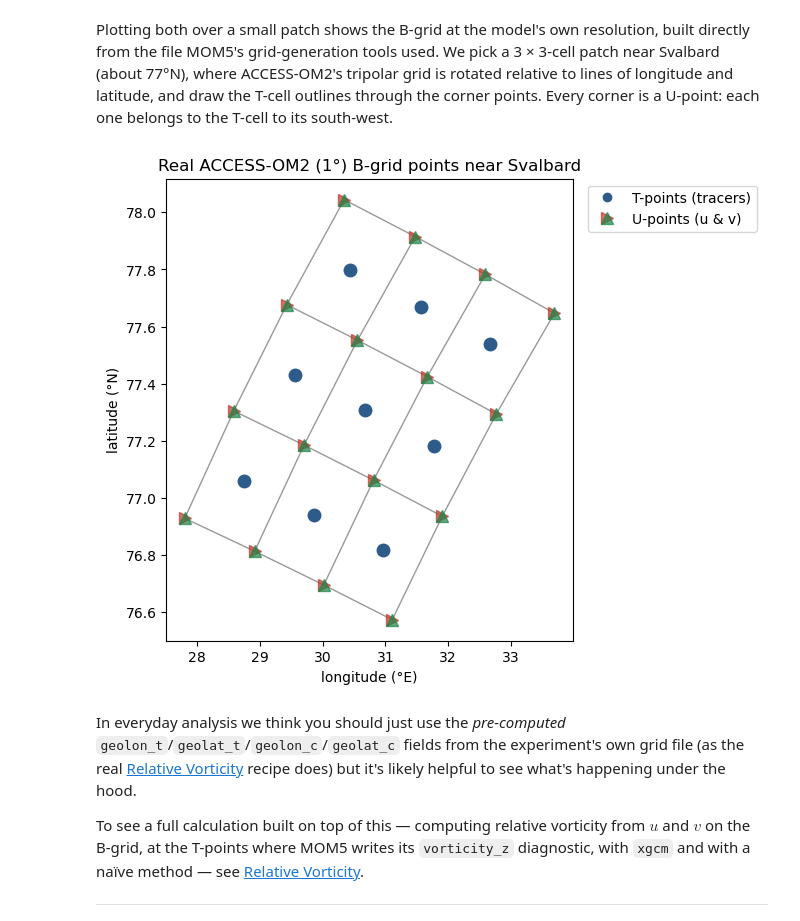
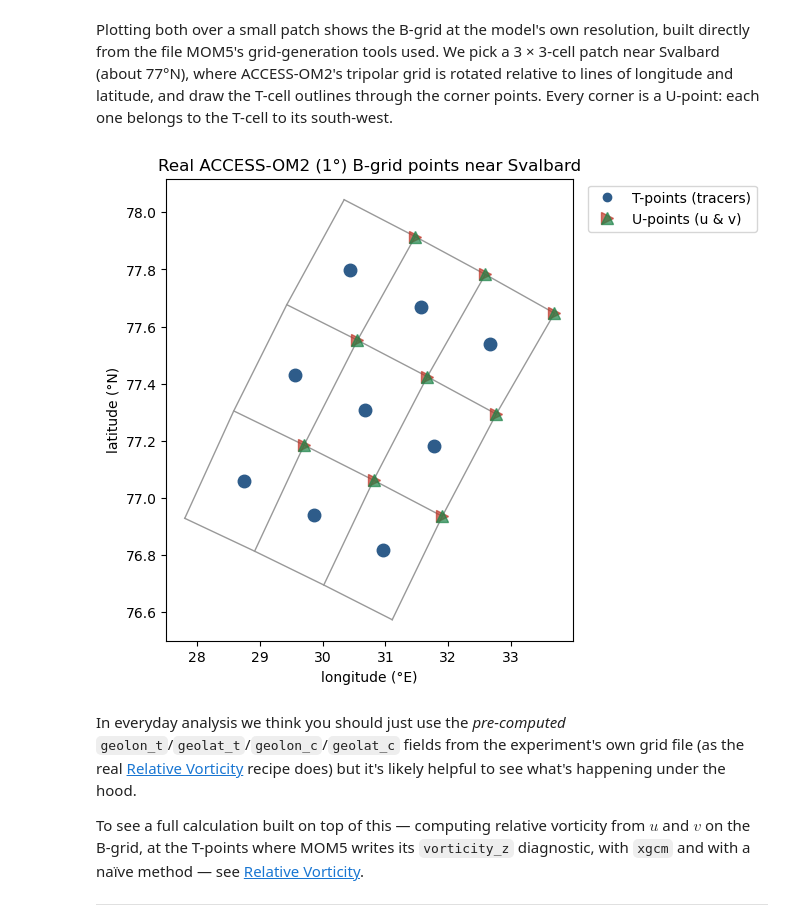
Before and after one commit to COSIMA/cosima-recipes, a Jupyter notebook: 01-Cooking-Tutorials/01-Basics/04-Understanding_MOM5_MOM6_grids.ipynb, the cells around one changed output. Drawn from its saved outputs; the diff is of its cells as text; code cells hidden in the pictures.

```diff
--- a/01-Cooking-Tutorials/01-Basics/04-Understanding_MOM5_MOM6_grids.ipynb
+++ b/01-Cooking-Tutorials/01-Basics/04-Understanding_MOM5_MOM6_grids.ipynb
@@ -243,31 +293,32 @@ U-point: each one belongs to the T-cell to its south-west.
 # %%
 # A 3 x 3-cell patch near Svalbard, chosen by T-cell index (j, i)
 j0, i0, n = 275, 300, 3
 cells = dict(nyp=slice(j0, j0 + n), nxp=slice(i0, i0 + n))
 corners = dict(nyp=slice(j0, j0 + n + 1), nxp=slice(i0, i0 + n + 1))
 
-cx, cy = corner_lon.isel(corners).values, corner_lat.isel(corners).values
+cx, cy = corner_lon.isel(corners).values, corner_lat.isel(corners).values  # all corners, for the outlines
+ux, uy = U_lon.isel(cells).values, U_lat.isel(cells).values  # the north-east corner of each cell
 
 fig, ax = plt.subplots(figsize=(6, 6))
 
 # T-cell outlines: lines through the corner points
 ax.plot(cx, cy, color="0.6", lw=1, zorder=1)
 ax.plot(cx.T, cy.T, color="0.6", lw=1, zorder=1)
 
 ax.plot(T_lon.isel(cells), T_lat.isel(cells), "o", color=grid_schematics.T_COLOR, markersize=9)
 for marker, color in [(">", grid_schematics.U_COLOR), ("^", grid_schematics.V_COLOR)]:
-    ax.plot(cx, cy, marker, color=color, markersize=9, alpha=grid_schematics.U_ALPHA)
+    ax.plot(ux, uy, marker, color=color, markersize=9, alpha=grid_schematics.U_ALPHA)
 
 ax.set_aspect(1 / np.cos(np.deg2rad(cy.mean())))  # roughly equal distances in x and y
 ax.set_xlabel("longitude (°E)")
 ax.set_ylabel("latitude (°N)")
 ax.set_title("Real ACCESS-OM2 (1°) B-grid points near Svalbard")
 ax.legend([plt.Line2D([], [], marker="o", color=grid_schematics.T_COLOR, linestyle=""),
            grid_schematics.U_handle()],
           ["T-points (tracers)", "U-points (u & v)"],
           handler_map=grid_schematics.HANDLER_MAP, loc="upper left", bbox_to_anchor=(1.02, 1));
 # %% [output]
-[figure, old version]
+[figure, new version]
 # %% [markdown]
 In everyday analysis we think you should just use the *pre-computed* `geolon_t`/`geolat_t`/`geolon_c`/`geolat_c`
 fields from the experiment's own grid file (as the real
```
Also changed, not shown: parts of 9 cells of this notebook.
